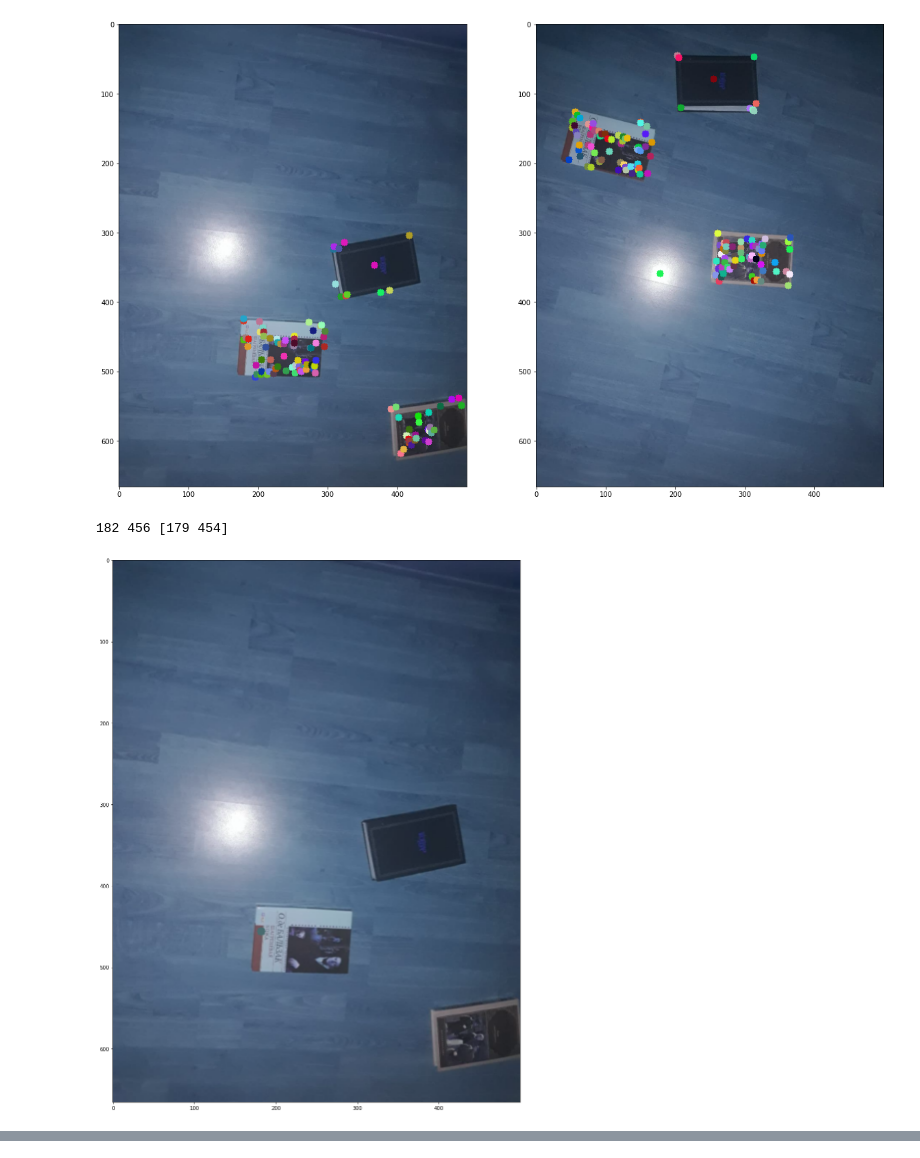
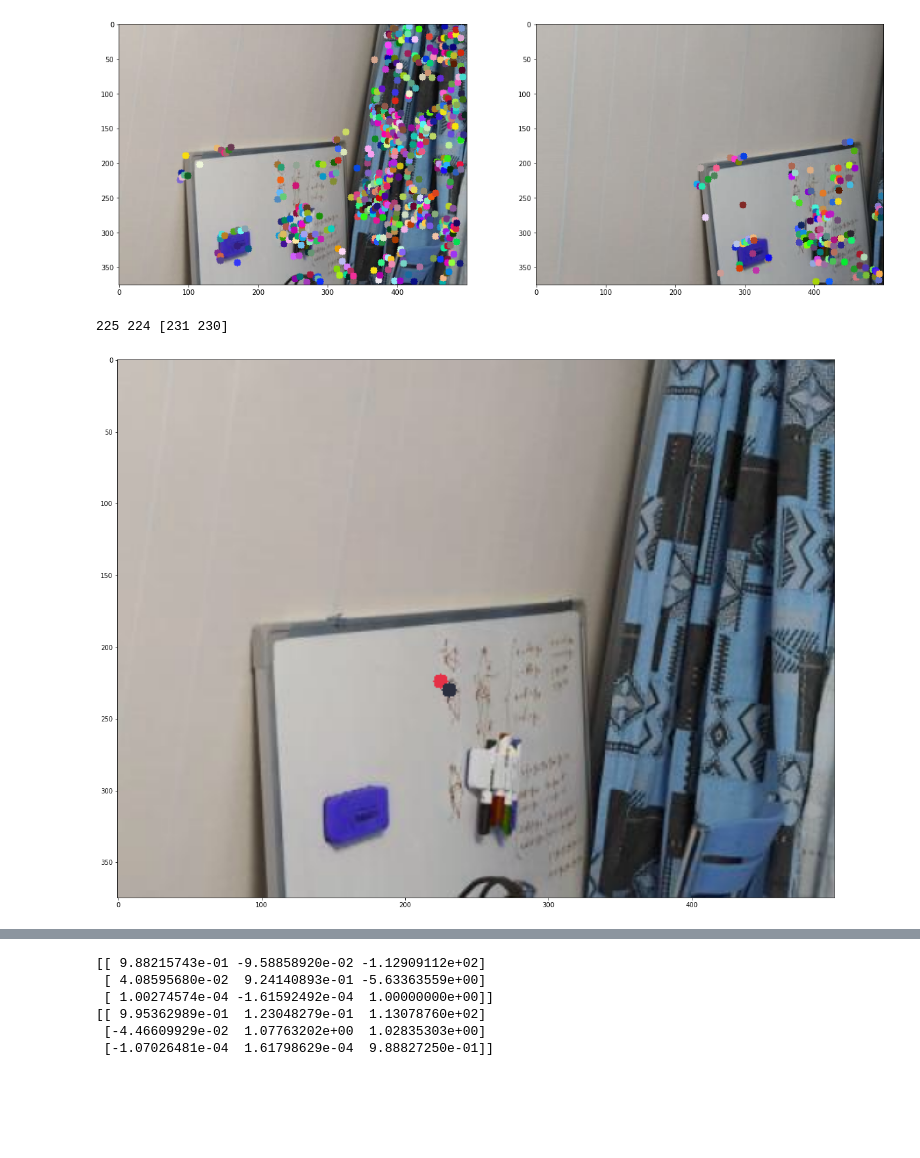
Before and after one commit to MrDeatHHH/Geom_3, a Jupyter notebook: 3.ipynb, the cells around one changed output, grey strips where cells are left out. Saved outputs shown, nothing was run; the diff lists cells and outputs as text; code cells hidden in the pictures; blank space fills up the shorter version.

```diff
--- a/3.ipynb
+++ b/3.ipynb
@@ -117,8 +117,8 @@ def draw(img, pts):
 #     return img
 
 def get_src_points(H, i, j):
-    x = H[0][0] * float(i) + H[0][1] * float(j) + H[0][2]
-    y = H[1][0] * float(i) + H[1][1] * float(j) + H[1][2]
+    y = H[0][0] * float(i) + H[0][1] * float(j) + H[0][2]
+    x = H[1][0] * float(i) + H[1][1] * float(j) + H[1][2]
     z = H[2][0] * float(i) + H[2][1] * float(j) + H[2][2]
     return int(x / z), int(y / z)
 
@@ -126,15 +126,15 @@ def warpPerspective(H, img, h, w):
     dest = np.zeros([h, w, 3], np.uint8)
     for i in range(h):
         for j in range(w):
-            x, y = get_src_points(H, i, j)
-            if x in range(img.shape[0]):
-                if y in range(img.shape[1]):
-                    dest[i][j] = img[x][y]
+            y, x = get_src_points(H, i, j)
+            if y in range(img.shape[0]):
+                if x in range(img.shape[1]):
+                    dest[i][j] = img[y][x]
     return dest
 
 
-img1 = cv2.imread("7.jpg")
-img2 = cv2.imread("8.jpg")
+img1 = cv2.imread("5a.jpg")
+img2 = cv2.imread("5b.jpg")
 
 img1 = imutils.resize(img1, width=500)
 img2 = imutils.resize(img2, width=500)
@@ -164,39 +164,38 @@ pts2 = np.int32(pts2)
 # img2_ = draw(img2.copy(), pts2[0:1])
 
 # plt.figure(figsize=(20, 20))
 # plt.subplot(121), plt.imshow(img1_)
 # plt.subplot(122), plt.imshow(img2_)
 # plt.show()
 
 H = RANSAC(pts1, pts2, 10)
 H_ = np.linalg.inv(H)
 
-x, y = get_src_points(H, pts2[0][0], pts2[0][1])
-print(x, y, pts1[0])
-img1_ = draw(img1.copy(), [[x, y]])
+x, y = get_src_points(H_, pts1[0][0], pts1[0][1])
+print(x, y, pts2[0])
+img1_ = draw(img1.copy(), [[x, y], pts2[0]])
 plt.figure(figsize=(20, 20))
 plt.imshow(img1_)
 plt.show()
 
 imageA = cv2.warpPerspective(img1, H_, (w, h))
 imageB = cv2.warpPerspective(img2, H, (w, h))
 
 plt.figure(figsize=(20, 20))
 plt.subplot(121), plt.imshow((imageA * 0.5).astype(np.uint8) + (img2 * 0.5).astype(np.uint8))
 plt.subplot(122), plt.imshow((imageB * 0.5).astype(np.uint8) + (img1 * 0.5).astype(np.uint8))
-# plt.imshow(imageB)
 plt.show()
 
-# print(H)
-# print(H_)
+print(H)
+print(H_)
 
 # img = panorama(H, img1, img2)
 img = warpPerspective(H_, img2, h, w)
 plt.figure(figsize=(20, 20))
 plt.subplot(121), plt.imshow(img)
 plt.subplot(122), plt.imshow((img1 * 0.5).astype(np.uint8) + (img * 0.5).astype(np.uint8))
 plt.show()
 # %% [output]
-[figure, old version]
+[figure, new version]
-182 456 [179 454]
+225 224 [231 230]
-[figure, old version]
+[figure, new version]
@@ -203,0 +203,6 @@ plt.show()
+[[ 9.88215743e-01 -9.58858920e-02 -1.12909112e+02]
+ [ 4.08595680e-02  9.24140893e-01 -5.63363559e+00]
+ [ 1.00274574e-04 -1.61592492e-04  1.00000000e+00]]
+[[ 9.95362989e-01  1.23048279e-01  1.13078760e+02]
+ [-4.46609929e-02  1.07763202e+00  1.02835303e+00]
+ [-1.07026481e-04  1.61798629e-04  9.88827250e-01]]
```
Also changed, not shown: parts of 1 cell of this notebook.
